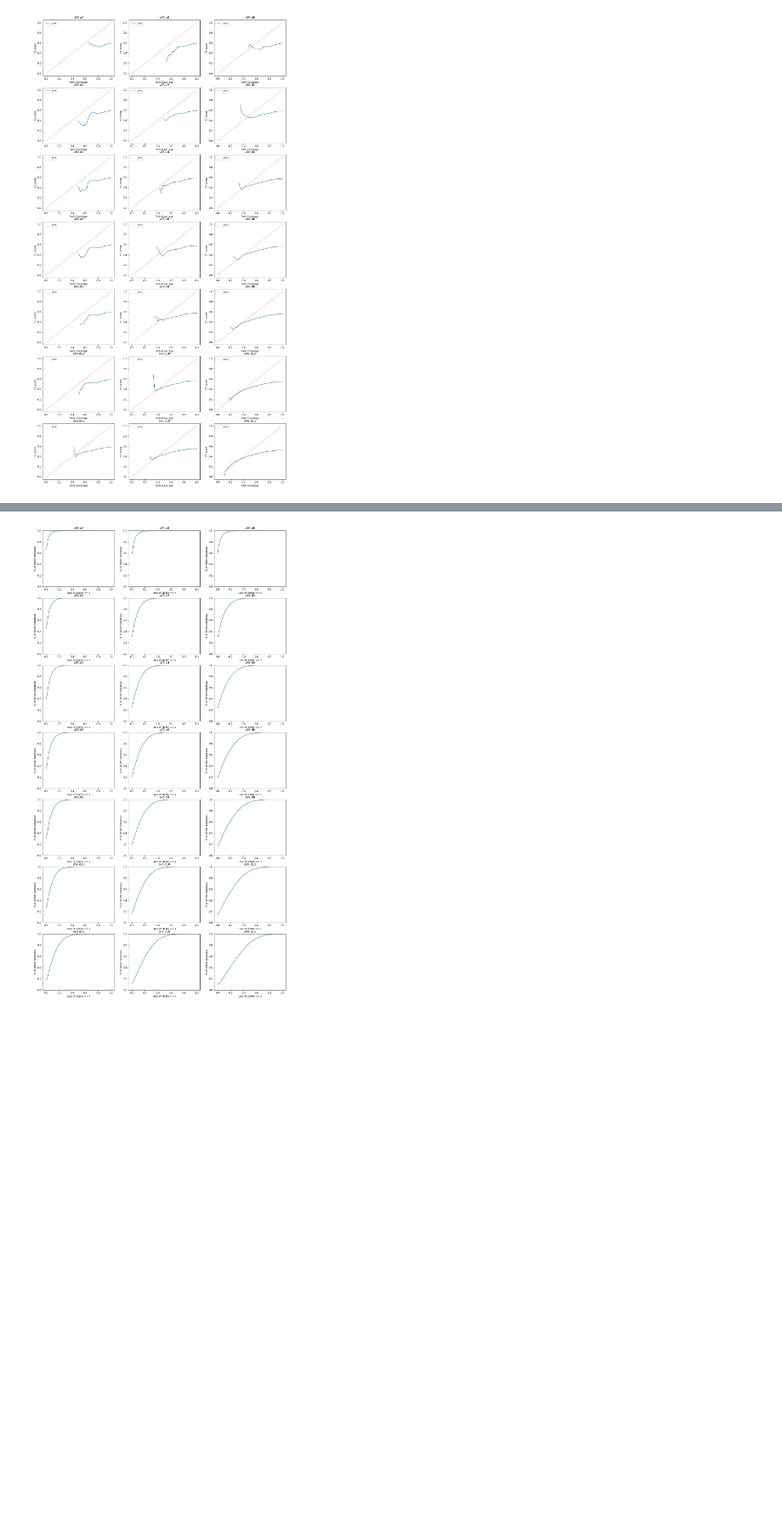
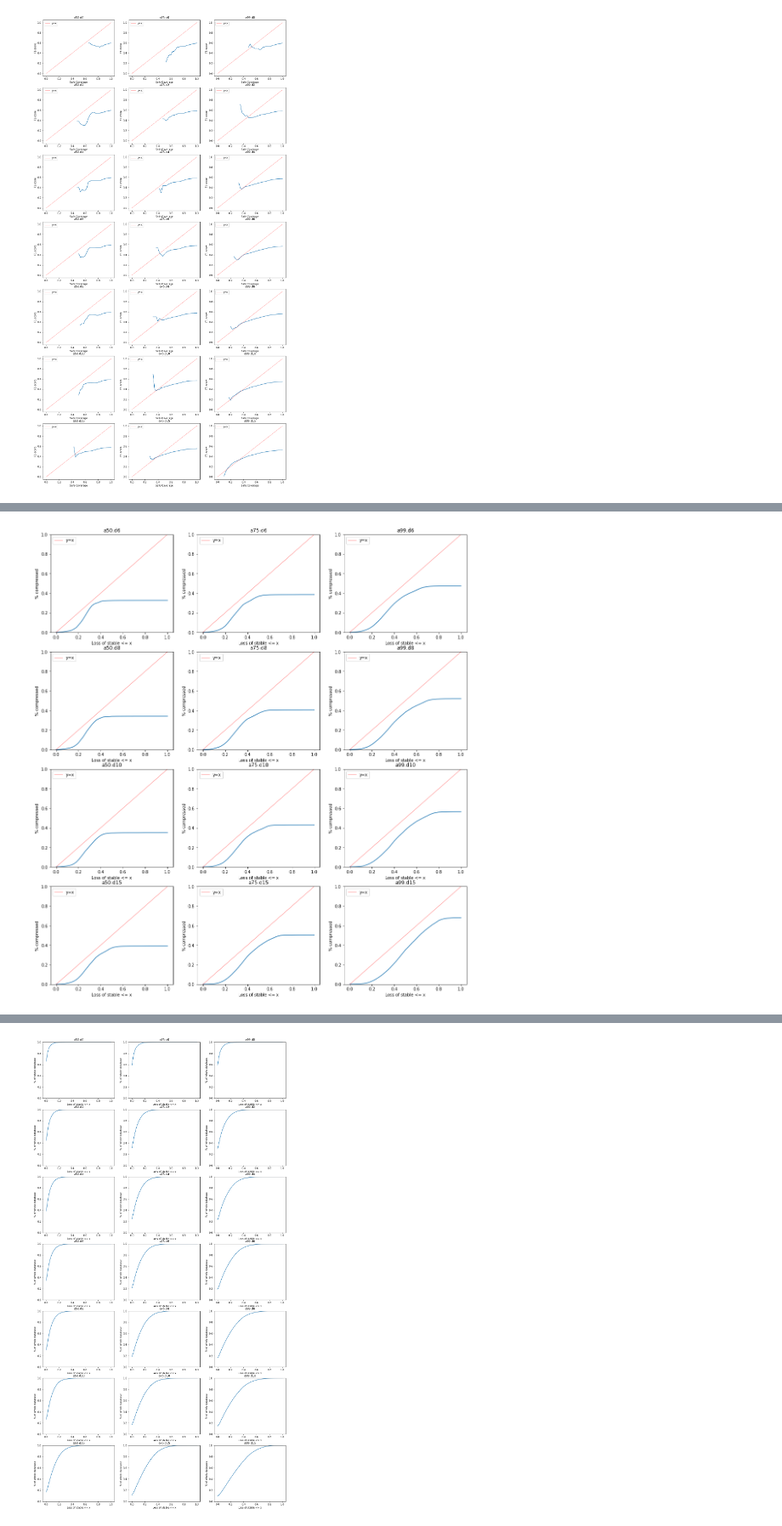
Before and after one commit to algbio/alignment-safety, a Jupyter notebook: pipeline/analysis/motifs.ipynb, the cells around one changed output, grey strips where cells are left out. Shown at 85% size. Drawn from its saved outputs; the diff is of its cells as text; code cells hidden in the pictures; blank space fills up the shorter version.

```diff
--- a/pipeline/analysis/motifs.ipynb
+++ b/pipeline/analysis/motifs.ipynb
@@ -529,0 +536,4 @@ compressibility(groups, alphas, deltas, 51)
+# %%
+compressibility(groups, [50,75,99], [6,8,10,15], 51, sc_range=[0.0,0.8])
+# %% [output]
+[figure, added]
```
Also changed, not shown: parts of 11 cells of this notebook, 1 other file.
